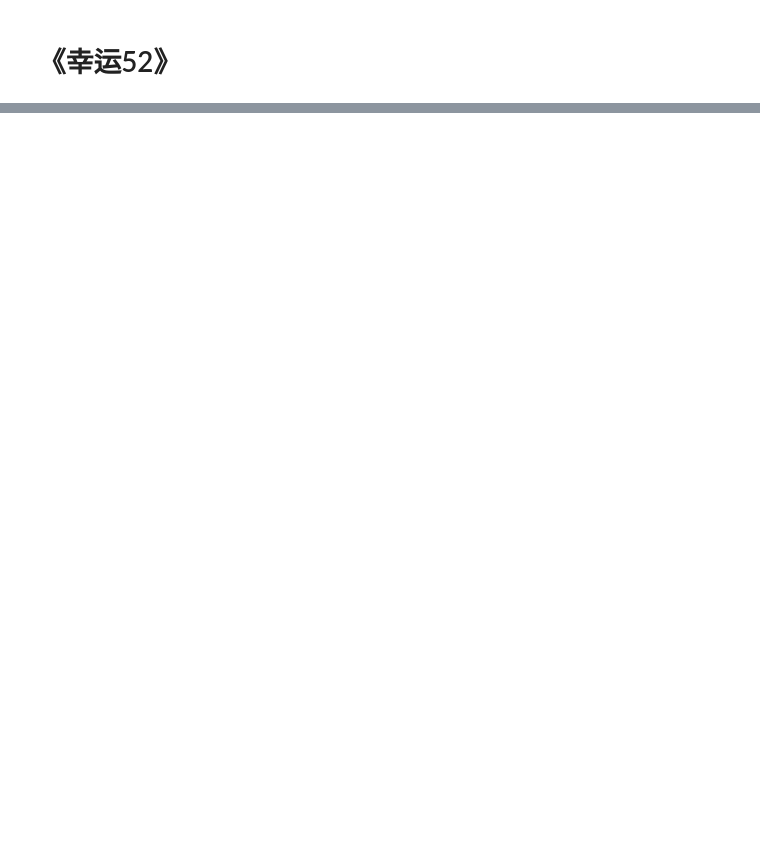
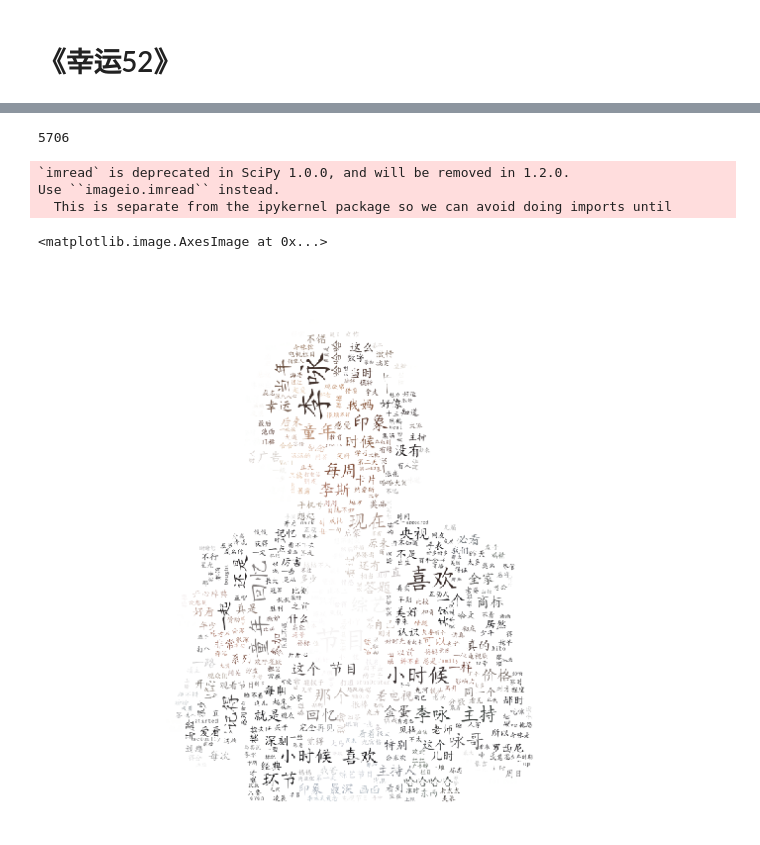
Before and after one commit to xuganghuhu/CrawlBox-by-Python, a Jupyter notebook: 缅怀咏哥.ipynb, the cells around one changed output, grey strips where cells are left out. Drawn from its saved outputs; the diff is of its cells as text; code cells hidden in the pictures; blank space fills up the shorter version.

```diff
--- a/缅怀咏哥.ipynb
+++ b/缅怀咏哥.ipynb
@@ -124,0 +172,37 @@ data2.to_excel('幸运52.xls')
+# %%
+line=','.join(comment2) #将list转化为str
+word_list=jieba.cut(line,cut_all=False)
+word_cut='，'.join(word_list)
+#word_cut=list(word_list)
+len(word_cut)
+# %% [output]
+5706
+# %%
+cloud_mask = np.array(Image.open('/Users/huxugang/Github/liyong.png'))
+
+back_color = imread('/Users/huxugang/Github/liyong.png')
+image_colors = ImageColorGenerator(back_color)
+
+
+wd=WordCloud(font_path='/Users/huxugang/Github/TTF/kaiti.ttf',#Bemoji   #kaiti   #Simhei
+             background_color='white',max_words=1000,
+             max_font_size=50,
+             random_state=15,
+             width=2000,  # 图片的宽
+             height=1000,  #图片的长
+             mask=cloud_mask)
+WD=wd.generate(word_cut)
+
+import matplotlib.pyplot as plt
+WD.to_file('whitenight.jpg')
+# 显示词云图片
+plt.figure(figsize=(10,10))
+plt.axis('off')  #去掉坐标轴
+plt.imshow(WD.recolor(color_func=image_colors))
+#plt.show()
+# %% [output]
+`imread` is deprecated in SciPy 1.0.0, and will be removed in 1.2.0.
+Use ``imageio.imread`` instead.
+  This is separate from the ipykernel package so we can avoid doing imports until
+<matplotlib.image.AxesImage at 0x...>
+[figure, added]
```
Also changed, not shown: parts of 6 cells of this notebook.
